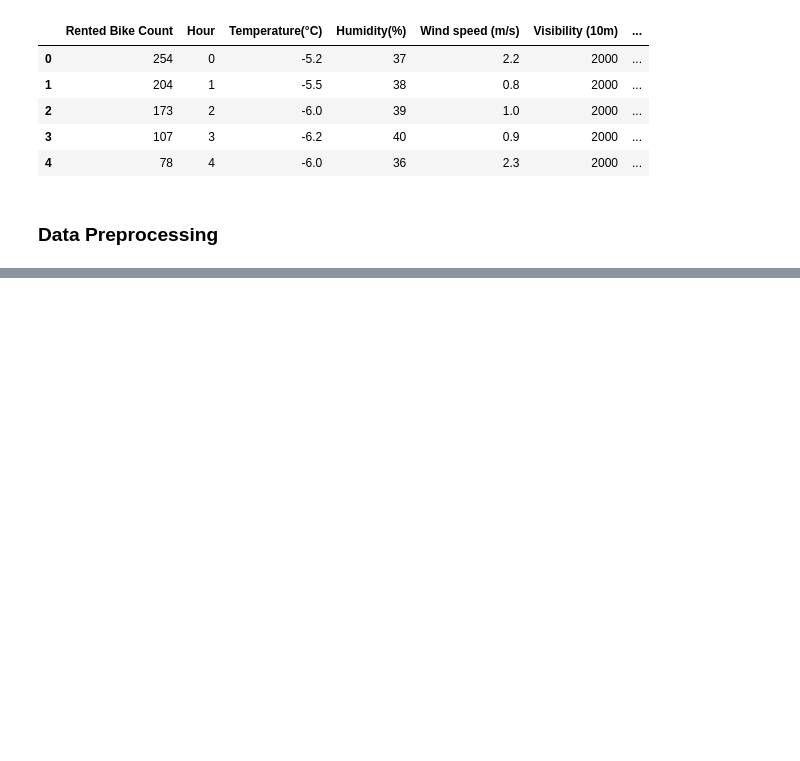
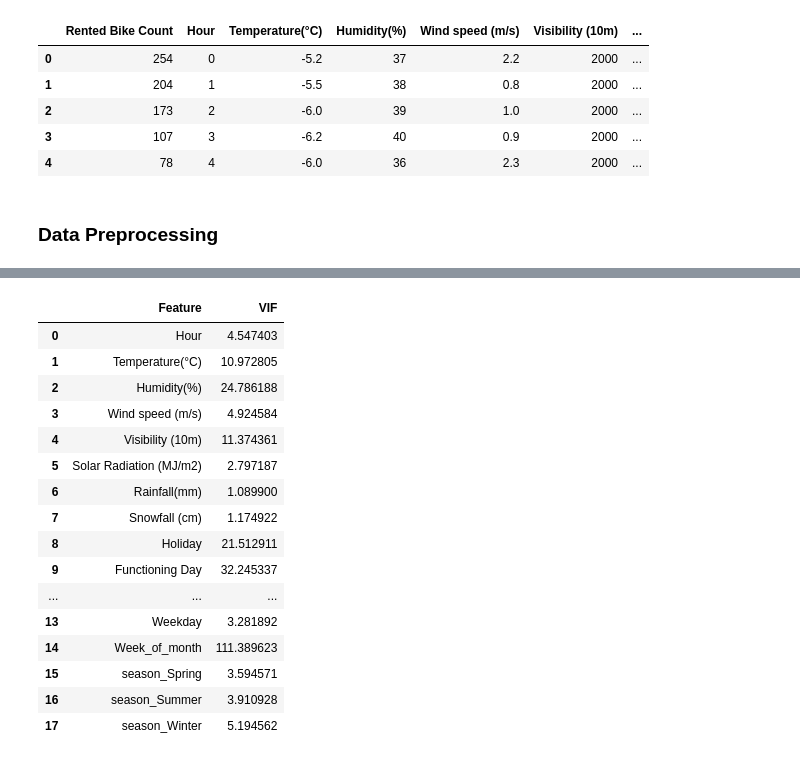
Before and after one commit to bvishnub/Yulu-Bike-Sharing-Demand-Prediction, a Jupyter notebook: notebook/eda.ipynb, the cells around one changed output, grey strips where cells are left out. Saved outputs shown, nothing was run; the diff lists cells and outputs as text; code cells hidden in the pictures; blank space fills up the shorter version.

```diff
--- a/notebook/eda.ipynb
+++ b/notebook/eda.ipynb
@@ -355,0 +395,34 @@ df.head()
+# %%
+def calculate_vif(df):
+  vif_data=pd.DataFrame()
+  vif_data["Feature"]=df.columns
+
+  vif_values=[]
+  for i in range(len(df.columns)):
+    vif_values.append(variance_inflation_factor(df.values,i))
+
+  vif_data['VIF']=vif_values
+
+  return vif_data
+
+vif_result=calculate_vif(df.drop(columns=['Rented Bike Count','Dew point temperature(°C)']))
+
+vif_result
+# %% [output]
+|  | Feature | VIF |
+| 0 | Hour | 4.547403 |
+| 1 | Temperature(°C) | 10.972805 |
+| 2 | Humidity(%) | 24.786188 |
+| 3 | Wind speed (m/s) | 4.924584 |
+| 4 | Visibility (10m) | 11.374361 |
+| 5 | Solar Radiation (MJ/m2) | 2.797187 |
+| 6 | Rainfall(mm) | 1.089900 |
+| 7 | Snowfall (cm) | 1.174922 |
+| 8 | Holiday | 21.512911 |
+| 9 | Functioning Day | 32.245337 |
+| ... | ... | ... |
+| 13 | Weekday | 3.281892 |
+| 14 | Week_of_month | 111.389623 |
+| 15 | season_Spring | 3.594571 |
+| 16 | season_Summer | 3.910928 |
+| 17 | season_Winter | 5.194562 |
```
Also changed, not shown: parts of 25 cells of this notebook.
